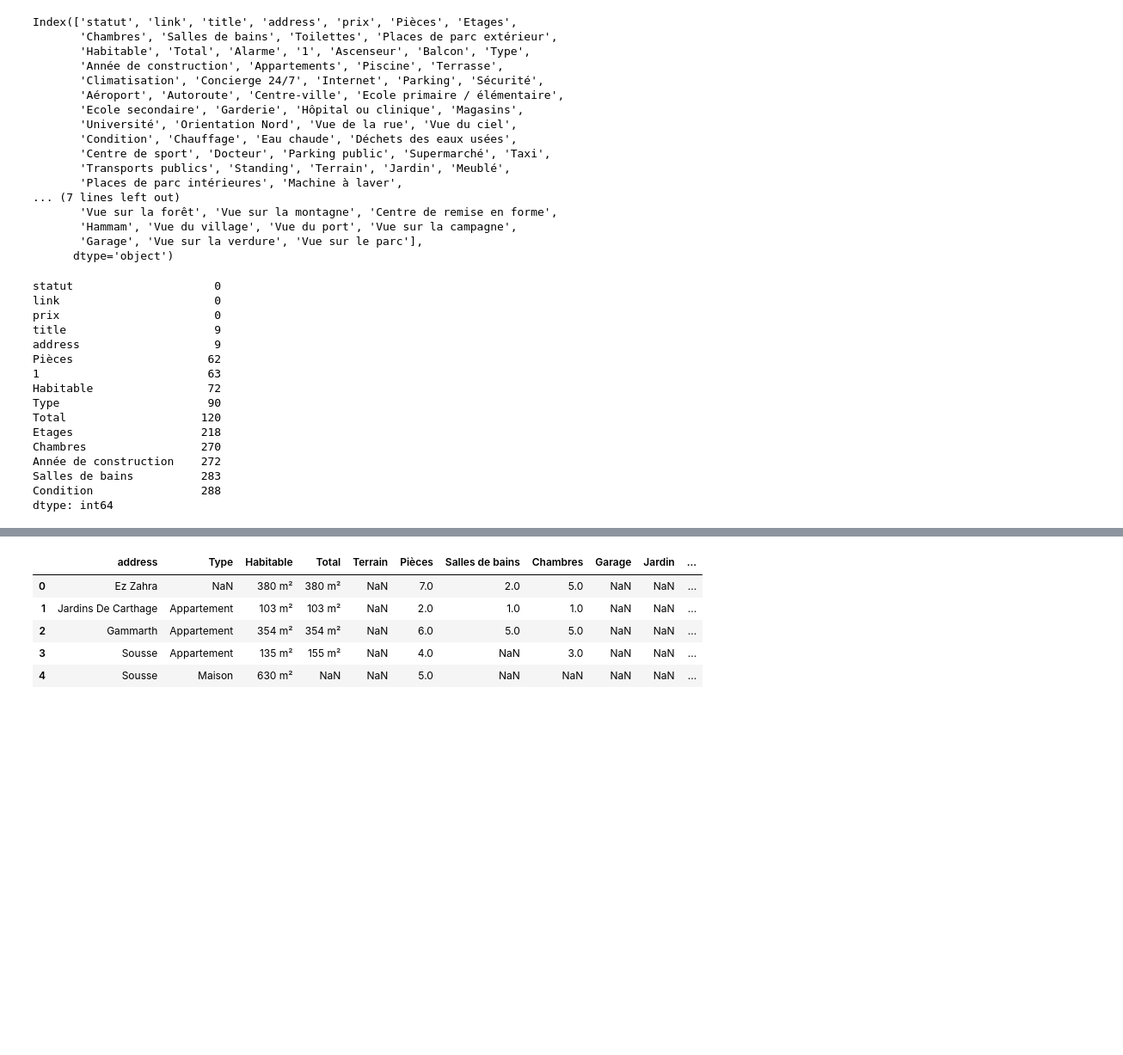
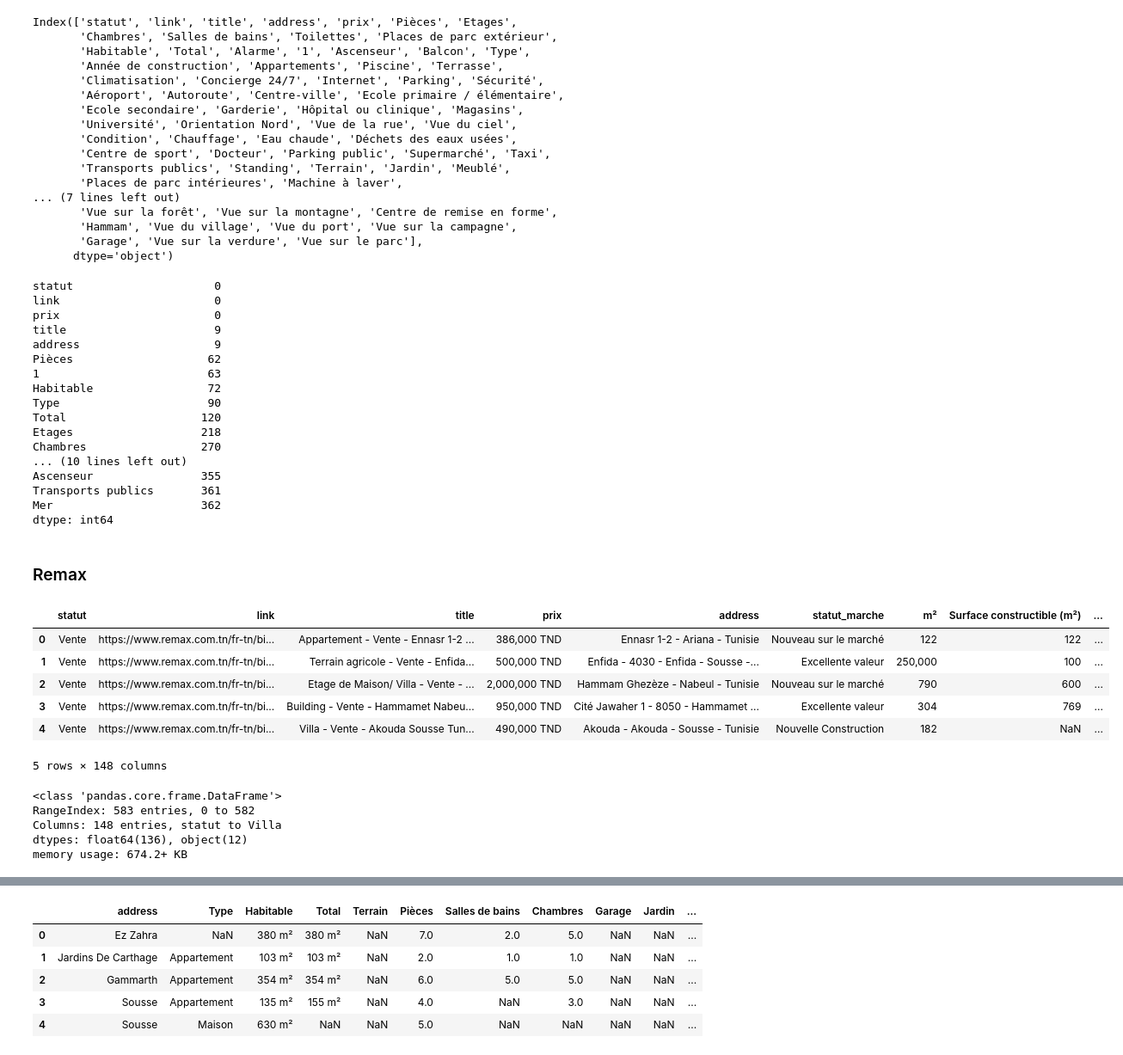
Before and after one commit to Assil10/Monorepo, a Jupyter notebook: AI/prediction model/vente_prediction.ipynb, the cells around one changed output, grey strips where cells are left out. Shown: that part at 86% size. Drawn from its saved outputs; the diff is of its cells as text; code cells hidden in the pictures; blank space fills up the shorter version.

```diff
--- a/AI/prediction model/vente_prediction.ipynb
+++ b/AI/prediction model/vente_prediction.ipynb
@@ -59,7 +62,7 @@ Index(['statut', 'link', 'title', 'address', 'prix', 'Pièces', 'Etages',
        'Garage', 'Vue sur la verdure', 'Vue sur le parc'],
       dtype='object')
 # %%
-df_star.isna().sum().sort_values(ascending=True).head(15)
+df_star.isna().sum().sort_values(ascending=True).head(25)
 # %% [output]
 statut                     0
 link                       0
@@ -73,7 +76,28 @@ Type                      90
 Total                    120
 Etages                   218
 Chambres                 270
-Année de construction    272
-Salles de bains          283
-Condition                288
+... (10 lines left out)
+Ascenseur                355
+Transports publics       361
+Mer                      362
 dtype: int64
+# %% [markdown]
+### Remax
+# %%
+df_remax.head()
+# %% [output]
+|  | statut | link | title | prix | address | statut_marche | m² | Surface constructible (m²) | ... |
+| 0 | Vente | https://www.remax.com.tn/fr-tn/bi... | Appartement - Vente - Ennasr 1-2 ... | 386,000 TND | Ennasr 1-2 - Ariana - Tunisie | Nouveau sur le marché | 122 | 122 | ... |
+| 1 | Vente | https://www.remax.com.tn/fr-tn/bi... | Terrain agricole - Vente - Enfida... | 500,000 TND | Enfida - 4030 - Enfida - Sousse -... | Excellente valeur | 250,000 | 100 | ... |
+| 2 | Vente | https://www.remax.com.tn/fr-tn/bi... | Etage de Maison/ Villa - Vente - ... | 2,000,000 TND | Hammam Ghezèze - Nabeul - Tunisie | Nouveau sur le marché | 790 | 600 | ... |
+| 3 | Vente | https://www.remax.com.tn/fr-tn/bi... | Building - Vente - Hammamet Nabeu... | 950,000 TND | Cité Jawaher 1 - 8050 - Hammamet ... | Excellente valeur | 304 | 769 | ... |
+| 4 | Vente | https://www.remax.com.tn/fr-tn/bi... | Villa - Vente - Akouda Sousse Tun... | 490,000 TND | Akouda - Akouda - Sousse - Tunisie | Nouvelle Construction | 182 | NaN | ... |
+5 rows × 148 columns
+# %%
+df_remax.info()
+# %% [output]
+<class 'pandas.core.frame.DataFrame'>
+RangeIndex: 583 entries, 0 to 582
+Columns: 148 entries, statut to Villa
+dtypes: float64(136), object(12)
+memory usage: 674.2+ KB
```
Also changed, not shown: parts of 55 cells of this notebook, 40 other files.
